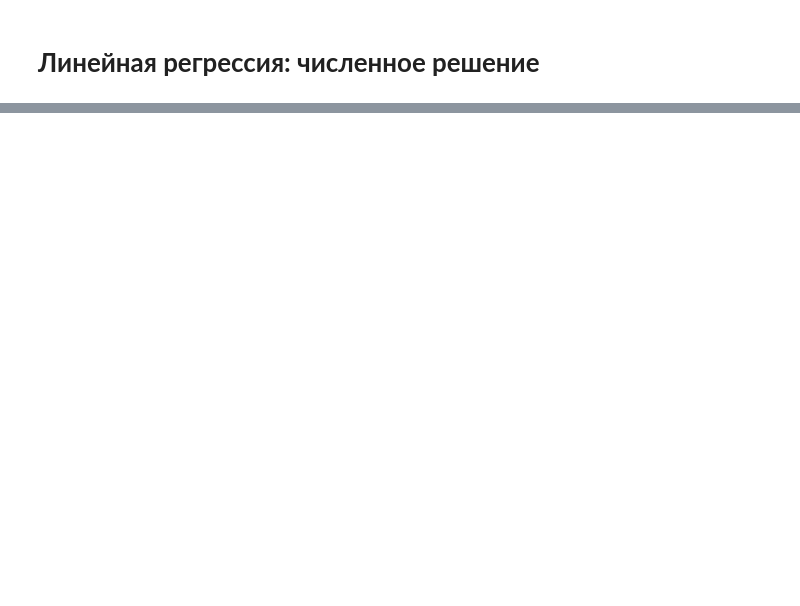
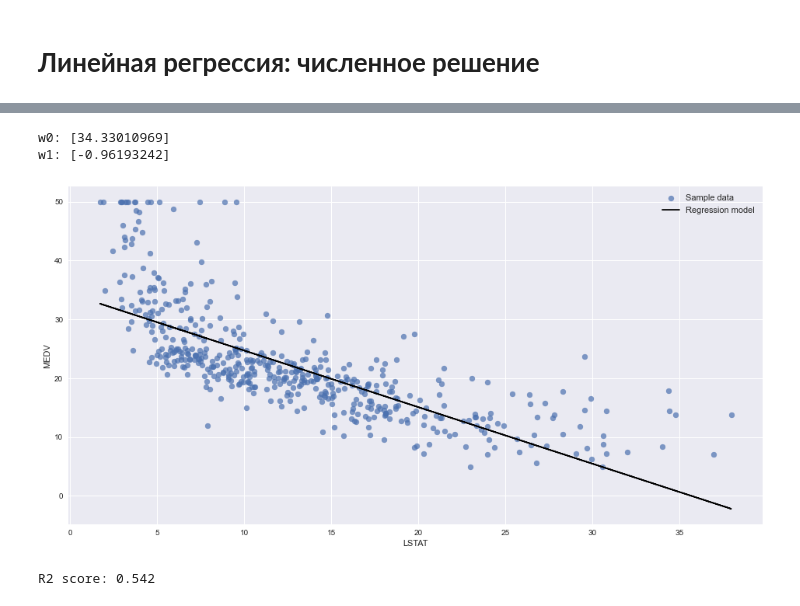
Before and after one commit to royvudgren/sf_datascience_practice, a Jupyter notebook: ML-2 supervised learning/4 linear regression numerical.ipynb, the cells around one changed output, grey strips where cells are left out. Drawn from its saved outputs; the diff is of its cells as text; code cells hidden in the pictures; blank space fills up the shorter version.

```diff
--- a/ML-2 supervised learning/4 linear regression numerical.ipynb
+++ b/ML-2 supervised learning/4 linear regression numerical.ipynb
@@ -91,0 +247,11 @@
+# %%
+from sklearn.datasets import load_boston
+boston = load_boston()
+#создаём DataFrame из загруженных numpy-матриц
+boston_data = pd.DataFrame(
+    data=boston.data, #данные
+    columns=boston.feature_names #наименования столбцов
+)
+#добавляем в таблицу столбец с целевой переменной
+boston_data['MEDV'] = boston.target
+boston_data.head()
@@ -91,0 +282,5 @@
+# %%
+# Обучим с помощью градиентного спуска линейную регрессию на одном факторе — LSTAT
+# (процент низкостатусного населения) — и сравним результат с полученным ранее результатом МНК.
+X = boston_data[['LSTAT']] #матрица наблюдений
+y = boston_data['MEDV'] #вектор правильных ответов
@@ -91,0 +299,34 @@
+# %%
+#Создаём объект класса линейной регрессии с SGD
+sgd_lr_lstat = linear_model.SGDRegressor(random_state=42)
+#Обучаем модель — ищем параметры по методу SGD
+sgd_lr_lstat.fit(X, y)
+
+print('w0: {}'.format(sgd_lr_lstat.intercept_)) #свободный член w0
+print('w1: {}'.format(sgd_lr_lstat.coef_)) #остальные параметры модели w1, w2, ..., wm
+# %% [output]
+w0: [34.33010969]
+w1: [-0.96193242]
+# %%
+# Давайте с помощью метода predict() сделаем предсказание цены для всех объектов из нашей выборки и построим визуализацию:
+
+#функция для визуализации регрессии
+def plot_regression_2d(X, y_true, y_predict, xlabel='LSTAT', ylabel='MEDV'):
+    fig, ax = plt.subplots(figsize=(16, 8)) #фигура + координатная плоскость
+    ax.scatter(X, y_true, alpha=0.7, label='Sample data') #диаграмма рассеяния
+    ax.plot(X, y_predict, color='black', label='Regression model') #линейный график
+    ax.set_xlabel(xlabel) #название оси абсцисс
+    ax.set_ylabel(ylabel) #название оси ординат
+    ax.legend(facecolor='white', fontsize=11) #легенда
+#Предсказываем медианную цену для всех участков из набора данных
+y_predict = sgd_lr_lstat.predict(X)
+#Строим визуализацию
+plot_regression_2d(X, y, y_predict)
+# %% [output]
+[figure, added]
+# %%
+# Можно рассчитать метрики регрессии для полученной модели. Давайте для примера посчитаем R^2:
+
+print('R2 score: {:.3f}'.format(metrics.r2_score(y, y_predict)))
+# %% [output]
+R2 score: 0.542
```
Also changed, not shown: parts of 20 cells of this notebook, 1 other file.
